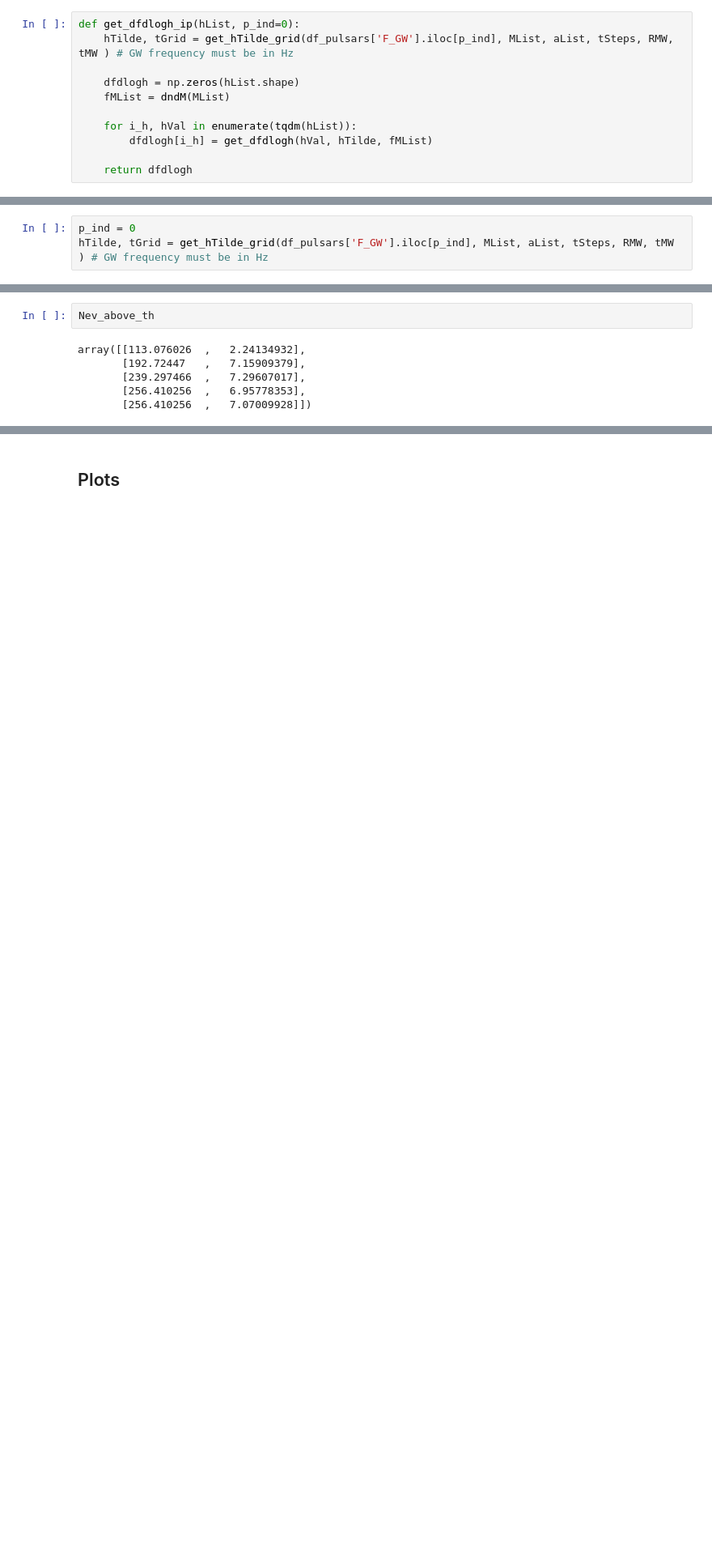
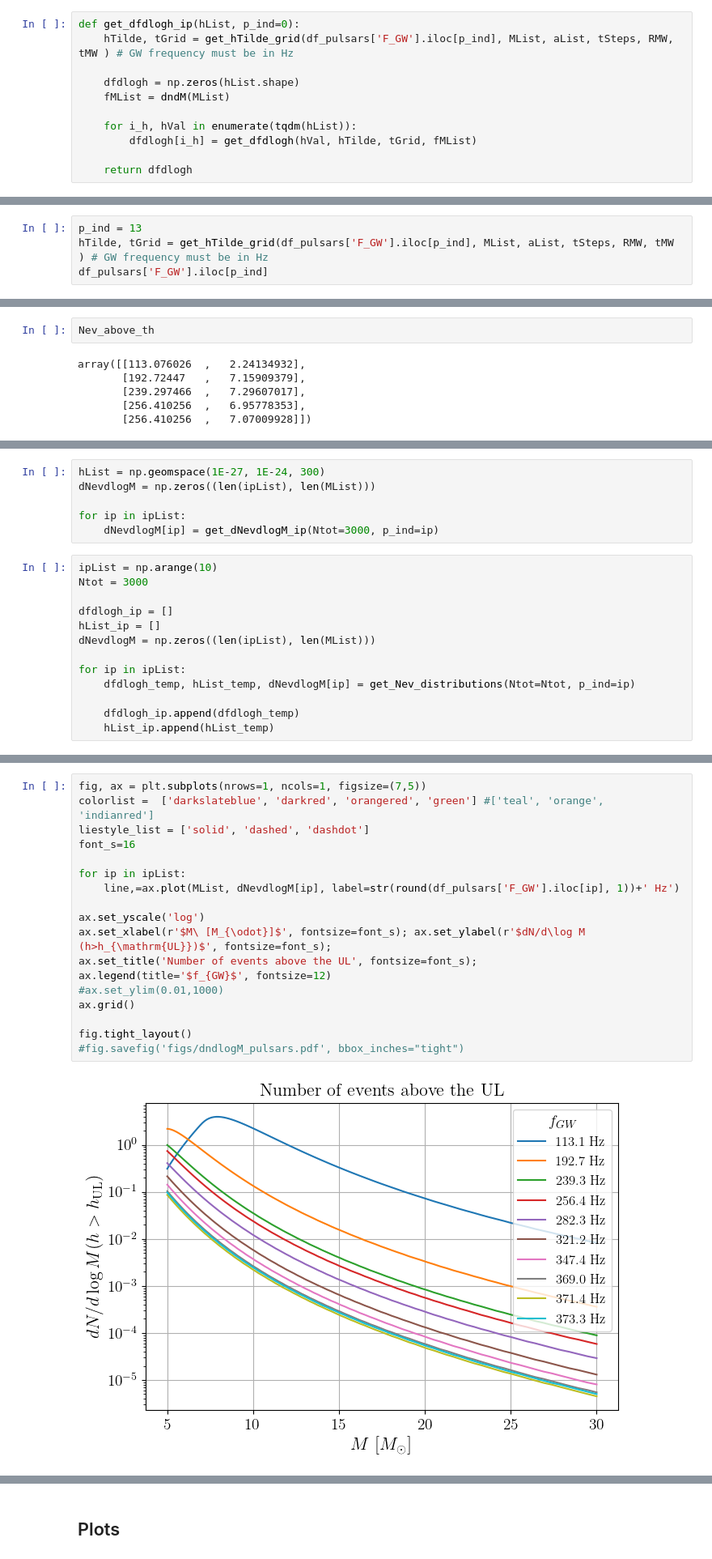
Before and after one commit to crimondino/superradianceCW, a Jupyter notebook: dark_photon_limit.ipynb, the cells around one changed output, grey strips where cells are left out. Shown: that part at 81% size. Cells and saved outputs as stored; diff of their text form; blank space fills up the shorter version.

```diff
--- a/dark_photon_limit.ipynb
+++ b/dark_photon_limit.ipynb
@@ -131,6 +202,6 @@ def get_dfdlogh_ip(hList, p_ind=0):
     fMList = dndM(MList)
 
     for i_h, hVal in enumerate(tqdm(hList)):
-        dfdlogh[i_h] = get_dfdlogh(hVal, hTilde, fMList)
+        dfdlogh[i_h] = get_dfdlogh(hVal, hTilde, tGrid, fMList)
 
     return dfdlogh
@@ -149,5 +259,6 @@ bc = ub.UltralightBoson(spin=1, model="relativistic")
 # %% [markdown]
 ### Example for one frequency
 # %%
-p_ind = 0
+p_ind = 13
 hTilde, tGrid = get_hTilde_grid(df_pulsars['F_GW'].iloc[p_ind], MList, aList, tSteps, RMW, tMW ) # GW frequency must be in Hz
+df_pulsars['F_GW'].iloc[p_ind]
@@ -342,0 +458,19 @@ fig.savefig('figs/Nexpected.pdf', bbox_inches="tight")
+# %%
+hList = np.geomspace(1E-27, 1E-24, 300)
+dNevdlogM = np.zeros((len(ipList), len(MList)))
+
+for ip in ipList:
+    dNevdlogM[ip] = get_dNevdlogM_ip(Ntot=3000, p_ind=ip)
+# %%
+ipList = np.arange(10)
+Ntot = 3000
+
+dfdlogh_ip = []
+hList_ip = []
+dNevdlogM = np.zeros((len(ipList), len(MList)))
+
+for ip in ipList:
+    dfdlogh_temp, hList_temp, dNevdlogM[ip] = get_Nev_distributions(Ntot=Ntot, p_ind=ip)
+
+    dfdlogh_ip.append(dfdlogh_temp)
+    hList_ip.append(hList_temp)
@@ -342,0 +488,20 @@ fig.savefig('figs/Nexpected.pdf', bbox_inches="tight")
+# %%
+fig, ax = plt.subplots(nrows=1, ncols=1, figsize=(7,5))
+colorlist =  ['darkslateblue', 'darkred', 'orangered', 'green'] #['teal', 'orange', 'indianred']
+liestyle_list = ['solid', 'dashed', 'dashdot']
+font_s=16
+
+for ip in ipList:
+    line,=ax.plot(MList, dNevdlogM[ip], label=str(round(df_pulsars['F_GW'].iloc[ip], 1))+' Hz')
+
+ax.set_yscale('log')
+ax.set_xlabel(r'$M\ [M_{\odot}]$', fontsize=font_s); ax.set_ylabel(r'$dN/d\log M (h>h_{\mathrm{UL}})$', fontsize=font_s);
+ax.set_title('Number of events above the UL', fontsize=font_s);
+ax.legend(title='$f_{GW}$', fontsize=12)
+#ax.set_ylim(0.01,1000)
+ax.grid()
+
+fig.tight_layout()
+#fig.savefig('figs/dndlogM_pulsars.pdf', bbox_inches="tight")
+# %% [output]
+[figure, added]
```
Also changed, not shown: parts of 34 cells of this notebook, 4 other files.
